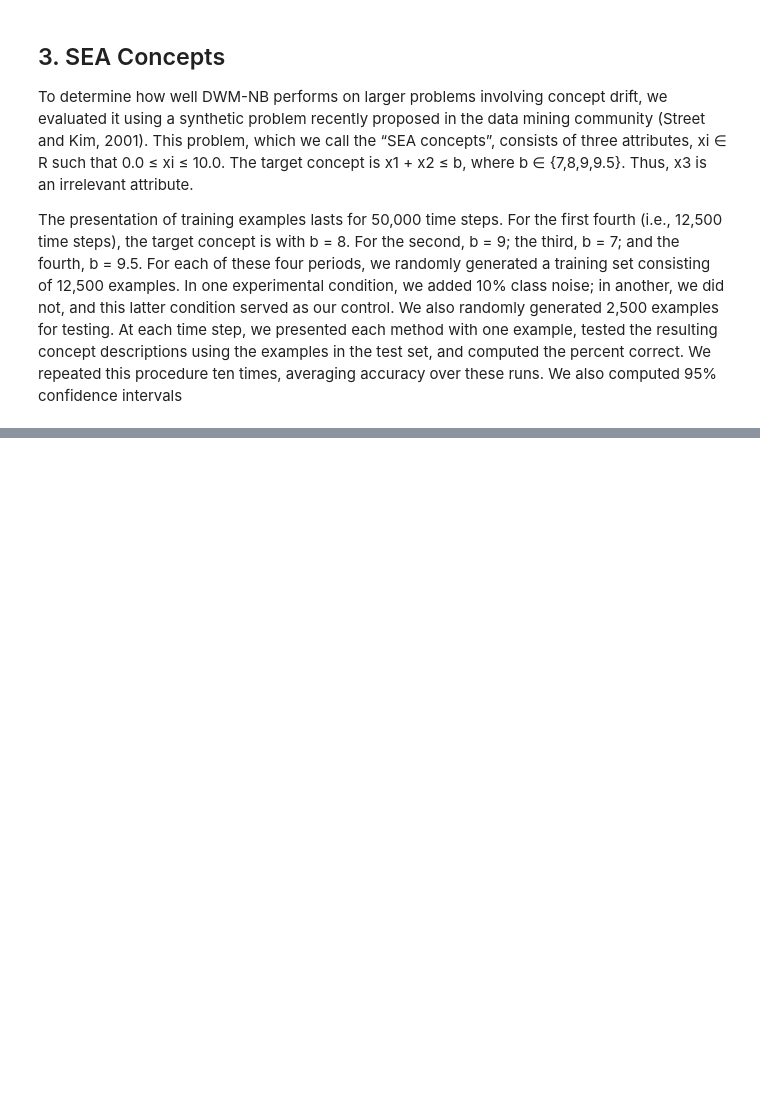
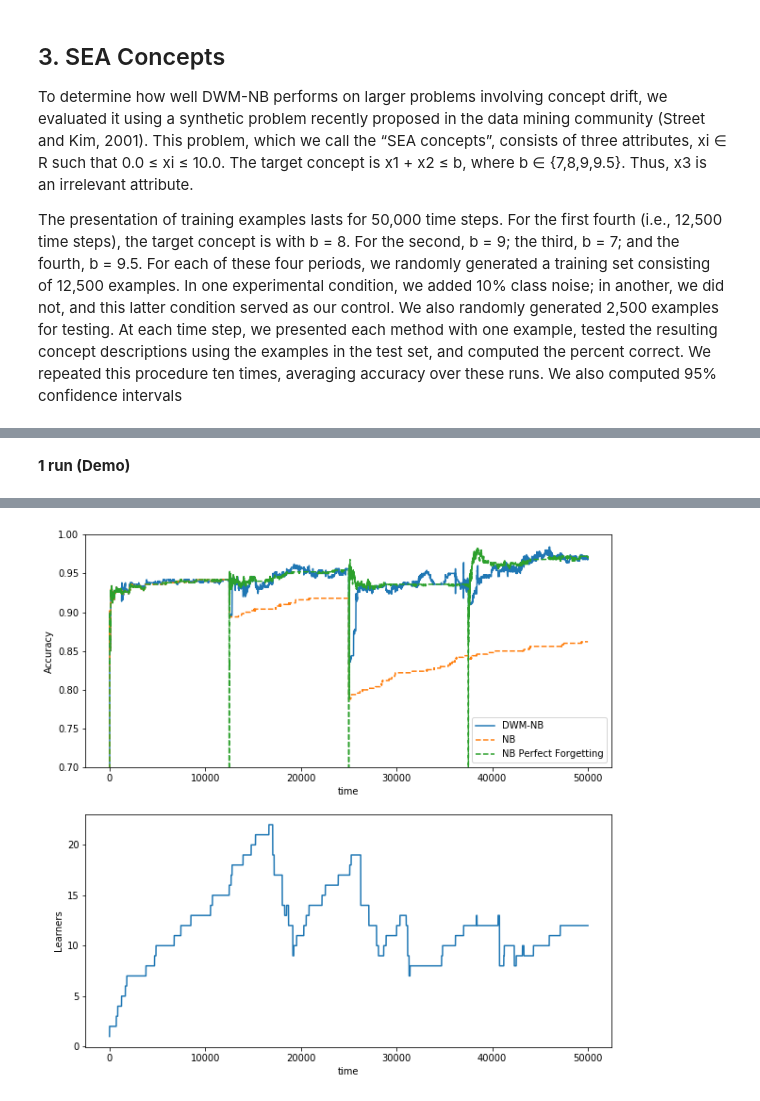
Before and after one commit to alexgg278/DWM, a Jupyter notebook: DWM4.ipynb, the cells around one changed output, grey strips where cells are left out. Drawn from its saved outputs; the diff is of its cells as text; code cells hidden in the pictures; blank space fills up the shorter version.

```diff
--- a/DWM4.ipynb
+++ b/DWM4.ipynb
@@ -497,5 +498,5 @@ def gen_sea(max_time, number = 0, time = 0, option = 0):
 # %%
-def evaluateDWM_sea(max_time, df_train, df_test, beta = 0.5, theta = 0.01, loops = 10, p = 1):
+def evaluateDWM_sea(max_time, beta = 0.5, theta = 0.01, loops = 5, p = 1, k_max = 0):
     #######################################################
     # INPUT
     # max_time: Number of units of time
@@ -503,6 +504,7 @@ def evaluateDWM_sea(max_time, df_train, df_test, beta = 0.5, theta = 0.01, loops
     # theta: Weight elimination threshold
     # loops: Number of iterations of the algorithm over the whole stream
     # p: number that determines how often is gonna be updated the algorithm (delete learners, create learners, update learners weights)
+    # k_max: maximum number of learners
     #
     # OUTPUT
     # Plot of the accuracy over time
@@ -510,11 +512,16 @@ def evaluateDWM_sea(max_time, df_train, df_test, beta = 0.5, theta = 0.01, loops
     ########################################################
     warnings.filterwarnings("ignore")
     accuracy_DWM_mean, accuracy_normal_mean, accuracy_perfect_mean, elements_mean= [], [], [], []
-    df_test_1 = df_test[0:int(df_test.shape[0]/4)]
-    df_test_2 = df_test[int(df_test.shape[0]/4):int(df_test.shape[0]/2)]
-    df_test_3 = df_test[int(df_test.shape[0]/2):int(3*df_test.shape[0]/4)]
-    df_test_4 = df_test[int(3*df_test.shape[0]/4):int(df_test.shape[0])]
     for l in tqdm(range(loops)):
+        # Train set
+        df_train = gen_sea(max_time=max_time, option = 1)
+        # Test Set
+        # We use 2000 test samples in total, which means 500 samples for every concept
+        df_test = gen_sea(max_time=2000, option = 1)
+        df_test_1 = df_test[0:int(df_test.shape[0]/4)]
+        df_test_2 = df_test[int(df_test.shape[0]/4):int(df_test.shape[0]/2)]
+        df_test_3 = df_test[int(df_test.shape[0]/2):int(3*df_test.shape[0]/4)]
+        df_test_4 = df_test[int(3*df_test.shape[0]/4):int(df_test.shape[0])]
         # Initialize number of classifiers to 1
         m = 1
         # Number of classes
@@ -555,7 +562,7 @@ def evaluateDWM_sea(max_time, df_train, df_test, beta = 0.5, theta = 0.01, loops
                 y_pred = E[j].predict(np.array(x_train, ndmin = 2))
                 if((y_pred != y_train) and i % p == 0):
                     w[j] = w[j] * beta
-                local_pred[y_pred] += w[j]
+                local_pred[y_pred] = local_pred[y_pred] + w[j]
             global_pred = np.argmax(local_pred)
             # Online evaluation of the model. Every time the model is fit, the model is evaluated in other 99 samples
 
@@ -564,7 +571,7 @@ def evaluateDWM_sea(max_time, df_train, df_test, beta = 0.5, theta = 0.01, loops
             for j in range(m):
                 y_pred_DWM = E[j].predict(x_test)
                 for k in range(local_pred_test.shape[0]):
-                    local_pred_test[k][y_pred_DWM[k]] += w[j]
+                    local_pred_test[k][y_pred_DWM[k]] = local_pred_test[k][y_pred_DWM[k]] + w[j]
             global_pred_test = np.argmax(local_pred_test, axis=1)
             accuracy_DWM.append(accuracy_score(y_test, global_pred_test))
 
@@ -577,7 +584,7 @@ def evaluateDWM_sea(max_time, df_train, df_test, beta = 0.5, theta = 0.01, loops
             accuracy_perfect.append(accuracy_score(y_test, y_pred_perfect))
 
             # Reset perfect classifier when a concept drift takes place
-            if( i == (max_time / 4) - 1 or i == (max_time / 2) - 1 or i == (3 * max_time / 4) -1):
+            if( i == (max_time / 4) - 1 or i == (max_time / 2) or i == (3 * max_time / 4) -1):
                 perfect_model = GaussianNB()
 
             # Normalize weights and if the case eliminate elements of DWM
@@ -586,9 +593,16 @@ def evaluateDWM_sea(max_time, df_train, df_test, beta = 0.5, theta = 0.01, loops
                 w = norm_weights(w)
                 E, w, m = remove_experts(E, w, theta, m)
                 if(global_pred != y_train):
-                    m = m + 1
-                    E.append(GaussianNB())
-                    w.append(1)
+                    if(k_max == 0):
+                        m = m + 1
+                        E.append(GaussianNB())
+                        w.append(1)
+                    elif(m < k_max):
+                        m = m + 1
+                        E.append(GaussianNB())
+                        w.append(1)
+                    else:
+                        E, w = replace_experts(E, w)
 
             # Partial fit of DWM
             for j in range(m):
@@ -605,7 +619,5 @@ def evaluateDWM_sea(max_time, df_train, df_test, beta = 0.5, theta = 0.01, loops
         elements_mean.append(elements)
 
     # Plot results
-    plot_performance(avg_acc(accuracy_DWM_mean),avg_acc(accuracy_normal_mean), avg_acc(accuracy_perfect_mean), avg_acc(elements_mean), bottom = 0.6)
-
-    return accuracy_DWM_mean, accuracy_normal_mean, accuracy_perfect_mean, elements_mean
+    plot_performance(avg_acc(accuracy_DWM_mean),avg_acc(accuracy_normal_mean), avg_acc(accuracy_perfect_mean), avg_acc(elements_mean), bottom = 0.7)
 # %% [markdown]
@@ -755,0 +631,6 @@ accuracy_DWM_mean, accuracy_normal_mean, accuracy_perfect_mean, elements_mean =
+# %% [markdown]
+**1 run (Demo)**
+# %%
+# p = 50, loops = 10, no maximum number of learners, 50000 time steps
+evaluateDWM_sea(max_time=50000, p = 50, loops=1)
+# %% [output]
@@ -755,0 +639 @@ accuracy_DWM_mean, accuracy_normal_mean, accuracy_perfect_mean, elements_mean =
+[figure, added]
```
Also changed, not shown: parts of 24 cells of this notebook, 2 other files.
